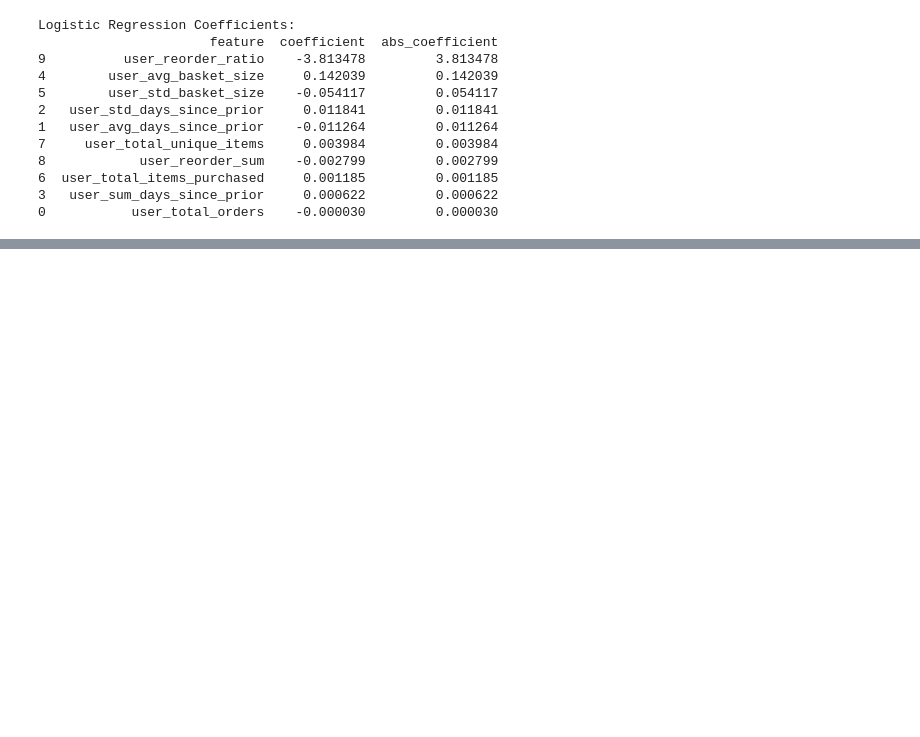
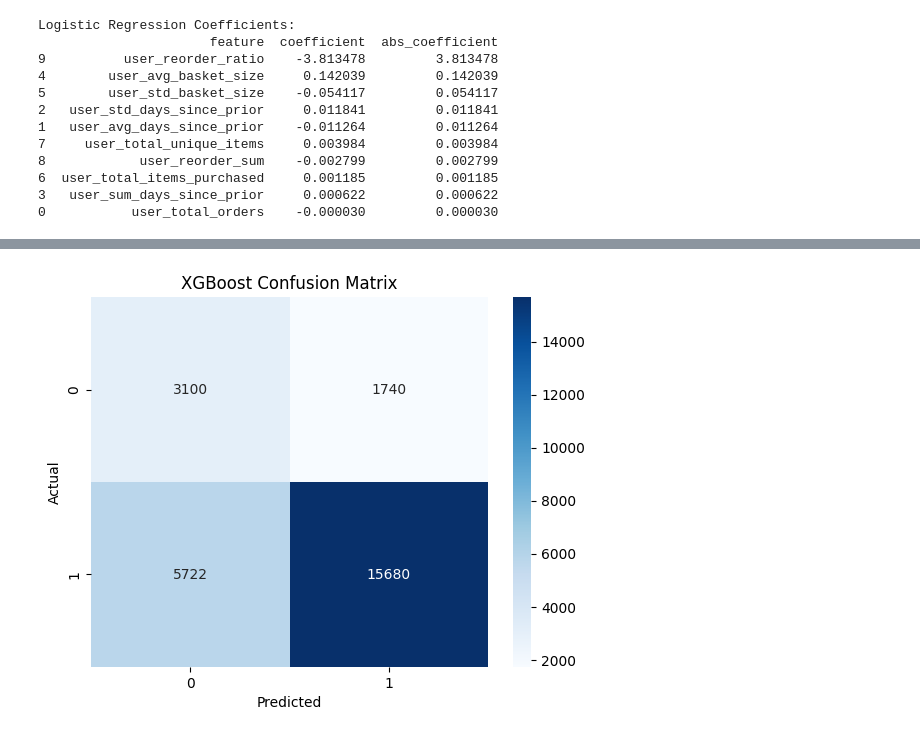
Before and after one commit to Onoh9/instacart-ml-project, a Jupyter notebook: EDA.ipynb, the cells around one changed output, grey strips where cells are left out. Cells and saved outputs as stored; diff of their text form; code cells hidden in the pictures; blank space fills up the shorter version.

```diff
--- a/EDA.ipynb
+++ b/EDA.ipynb
@@ -495,0 +598,88 @@ Logistic Regression Coefficients:
+# %%
+# --- XGBoost Model ---
+import xgboost as xgb # Conventionally imported as xgb
+import time
+
+print("\n--- Training XGBoost Model ---")
+
+# Calculate scale_pos_weight for imbalance handling
+# scale_pos_weight = count(negative examples) / count(positive examples)
+count_neg = y_train.value_counts()[0]
+count_pos = y_train.value_counts()[1]
+scale_pos_weight_value = count_neg / count_pos
+print(f"Calculated scale_pos_weight: {scale_pos_weight_value:.4f}")
+
+# Initialize the XGBoost classifier
+# objective='binary:logistic': for binary classification, outputs probabilities
+# eval_metric='logloss': evaluation metric during training (can also use 'auc')
+# use_label_encoder=False: Avoids a potential warning in newer versions
+# n_estimators: number of boosting rounds/trees
+# random_state: for reproducibility
+# n_jobs=-1: use all cores
+# scale_pos_weight: handles class imbalance
+xgb_model = xgb.XGBClassifier(objective='binary:logistic',
+                              eval_metric='logloss',
+                              use_label_encoder=False,
+                              n_estimators=100,
+                              scale_pos_weight=scale_pos_weight_value,
+                              random_state=42,
+                              n_jobs=-1)
+
+# Time the training process
+start_time = time.time()
+
+# Train the model
+xgb_model.fit(X_train, y_train)
+
+end_time = time.time()
+print(f"XGBoost training complete. Time taken: {end_time - start_time:.2f} seconds")
+
+
+# --- Evaluating XGBoost Model ---
+print("\n--- Evaluating XGBoost Model ---")
+
+# Make predictions on the test set
+y_pred_xgb = xgb_model.predict(X_test)
+y_pred_proba_xgb = xgb_model.predict_proba(X_test)[:, 1] # Probabilities for the positive class (1)
+
+# Calculate Metrics
+accuracy_xgb = accuracy_score(y_test, y_pred_xgb)
+precision_xgb = precision_score(y_test, y_pred_xgb)
+recall_xgb = recall_score(y_test, y_pred_xgb)
+f1_xgb = f1_score(y_test, y_pred_xgb)
+roc_auc_xgb = roc_auc_score(y_test, y_pred_proba_xgb)
+
+print(f"Accuracy: {accuracy_xgb:.4f}")
+print(f"Precision: {precision_xgb:.4f}")
+print(f"Recall: {recall_xgb:.4f}")
+print(f"F1-Score: {f1_xgb:.4f}")
+print(f"AUC-ROC: {roc_auc_xgb:.4f}")
+
+print("\nClassification Report:")
+print(classification_report(y_test, y_pred_xgb))
+
+print("\nConfusion Matrix:")
+cm_xgb = confusion_matrix(y_test, y_pred_xgb)
+sns.heatmap(cm_xgb, annot=True, fmt='d', cmap='Blues')
+plt.xlabel('Predicted')
+plt.ylabel('Actual')
+plt.title('XGBoost Confusion Matrix')
+plt.show()
+
+# --- Feature Importance ---
+print("\nXGBoost Feature Importances:")
+# XGBoost provides importance based on 'weight', 'gain', 'cover' etc.
+# 'weight' is the number of times a feature appears in a tree
+# 'gain' is the average gain of splits which use the feature (often useful)
+importances = xgb_model.feature_importances_ # Default importance type ('weight') or specify type in get_score
+feature_importance_xgb_df = pd.DataFrame({'feature': feature_names, 'importance': importances})
+feature_importance_xgb_df = feature_importance_xgb_df.sort_values(by='importance', ascending=False)
+print(feature_importance_xgb_df)
+
+# Plot feature importances
+plt.figure(figsize=(10, 6))
+sns.barplot(x='importance', y='feature', data=feature_importance_xgb_df)
+plt.title('XGBoost Feature Importances')
+plt.tight_layout()
+plt.show()
+# %% [output]
@@ -495,0 +708 @@ Logistic Regression Coefficients:
+[figure, added]
```
Also changed, not shown: parts of 2 cells of this notebook.
